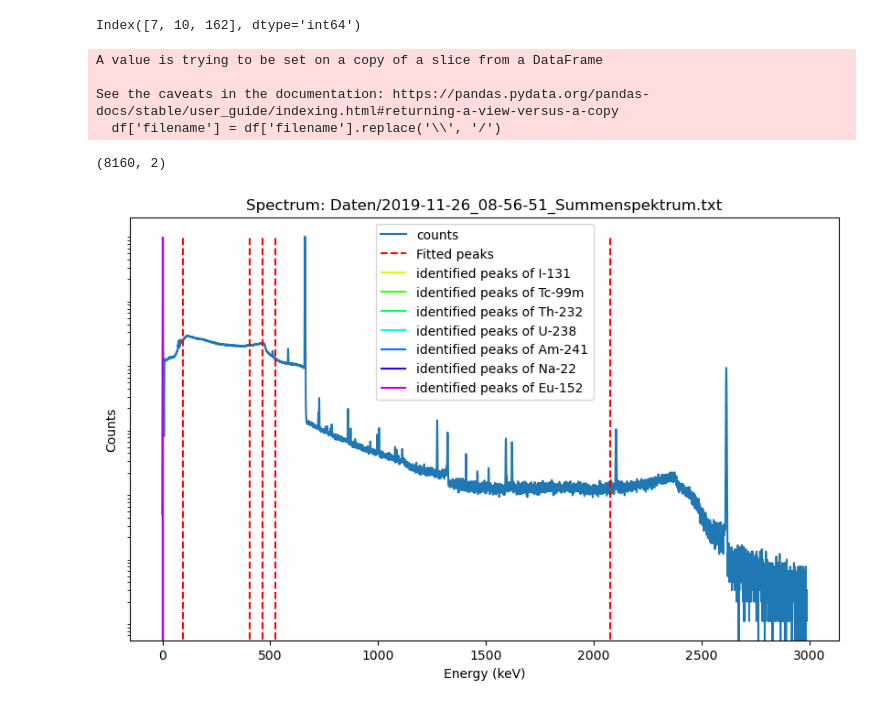
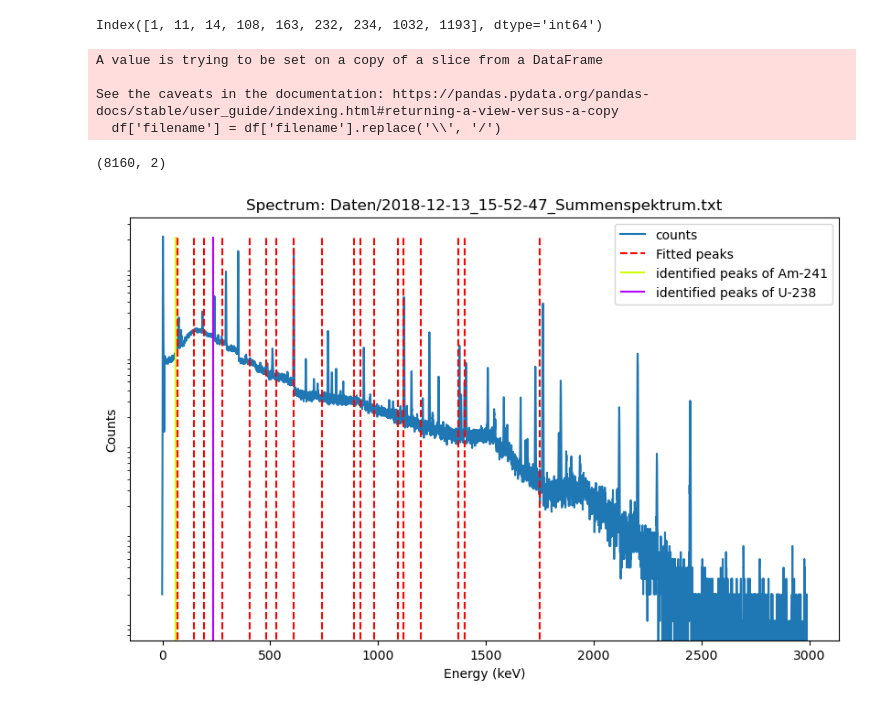
Before and after one commit to FNeubuerger/gammaspectroscopy, a Jupyter notebook: notebooks/visualize_results.ipynb, the cells around one changed output. Cells and saved outputs as stored; diff of their text form; code cells hidden in the pictures.

```diff
--- a/notebooks/visualize_results.ipynb
+++ b/notebooks/visualize_results.ipynb
@@ -3,7 +3,7 @@ from src.utils import *
 import pandas as pd
 import numpy as np
 # %%
-df = pd.read_parquet('results_prominence=2000_rel_height=0.5_width=5_tolerance=0.7.pq')
+df = pd.read_parquet('results_prominence=500_rel_height=0.5_width=5_tolerance=0.7.pq')
 # %%
 df
 # %% [output]
@@ -22,15 +22,15 @@ df
 1246 rows × 10 columns
 # %%
 df['num_isotopes'] = df['identified_isotopes'].apply(lambda x: len(x))
-df[df['num_isotopes']>3].index
+df[df['num_isotopes']==2].index
 # %% [output]
-Index([7, 10, 162], dtype='int64')
+Index([1, 11, 14, 108, 163, 232, 234, 1032, 1193], dtype='int64')
 # %%
-plot_spectrum(df.iloc[162], semilogy=True)
+plot_spectrum(df.iloc[108], semilogy=True)
 # %% [output]
 A value is trying to be set on a copy of a slice from a DataFrame
 
 See the caveats in the documentation: https://pandas.pydata.org/pandas-docs/stable/user_guide/indexing.html#returning-a-view-versus-a-copy
   df['filename'] = df['filename'].replace('\\', '/')
 (8160, 2)
-[figure, old version]
+[figure, new version]
```
Also changed, not shown: parts of 1 cell of this notebook, 2 other files.
